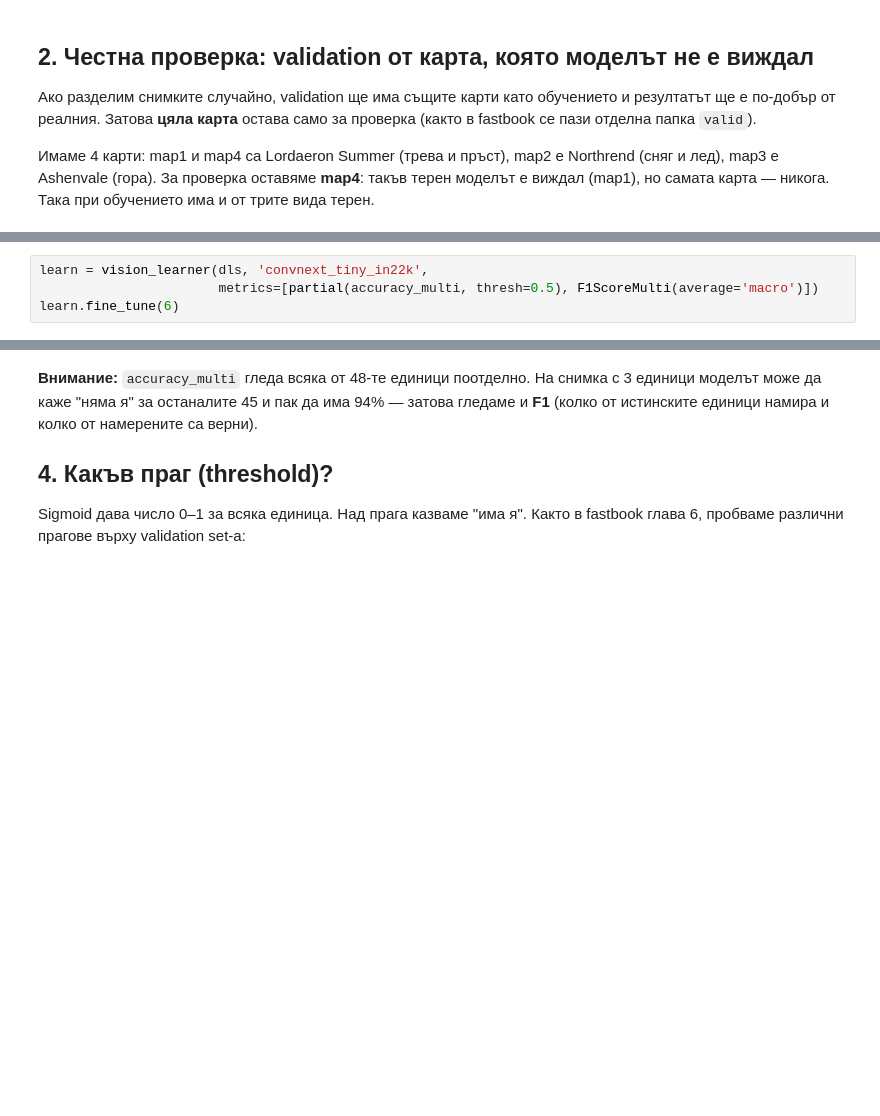
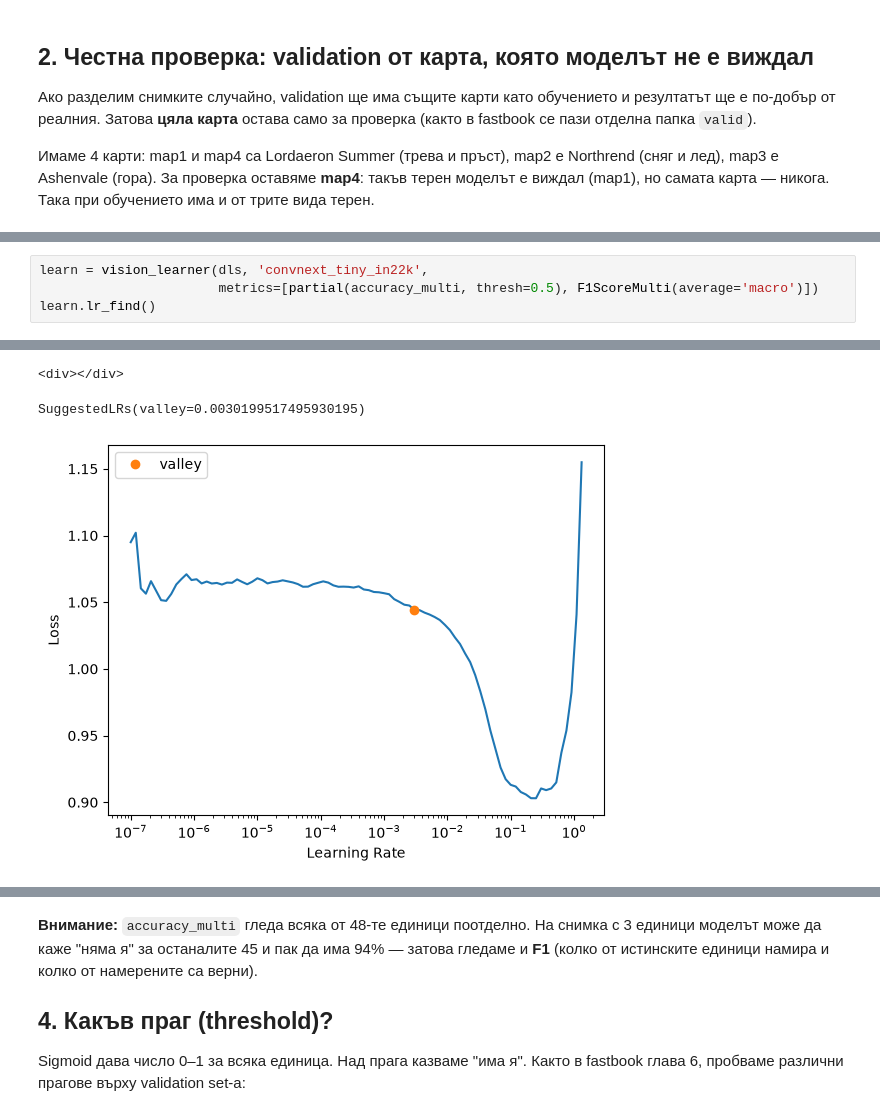
Before and after one commit to bobi3f1/warcraft3-classifier, a Jupyter notebook: warcraft3_screenshots.ipynb, the cells around one changed output, grey strips where cells are left out. Drawn from its saved outputs; the diff is of its cells as text; blank space fills up the shorter version.

```diff
--- a/warcraft3_screenshots.ipynb
+++ b/warcraft3_screenshots.ipynb
@@ -67,4 +121,5 @@ dls.show_batch(max_n=4, figsize=(16, 9))
 # %%
 learn = vision_learner(dls, 'convnext_tiny_in22k',
                        metrics=[partial(accuracy_multi, thresh=0.5), F1ScoreMulti(average='macro')])
-learn.fine_tune(6)
+learn.lr_find()
+# %% [output]
@@ -70,0 +127,3 @@ learn.fine_tune(6)
+<div></div>
+SuggestedLRs(valley=0.0030199517495930195)
+[figure, added]
```
Also changed, not shown: parts of 12 cells of this notebook, 27 other files.
